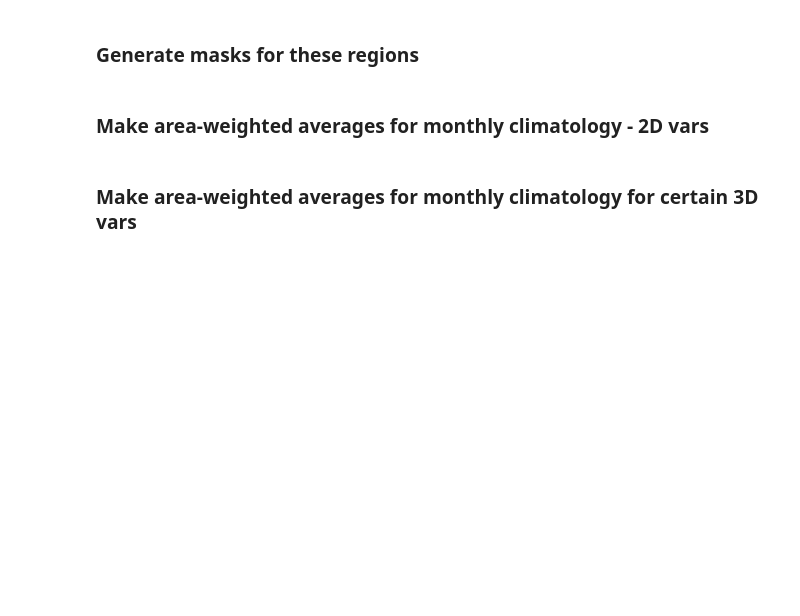
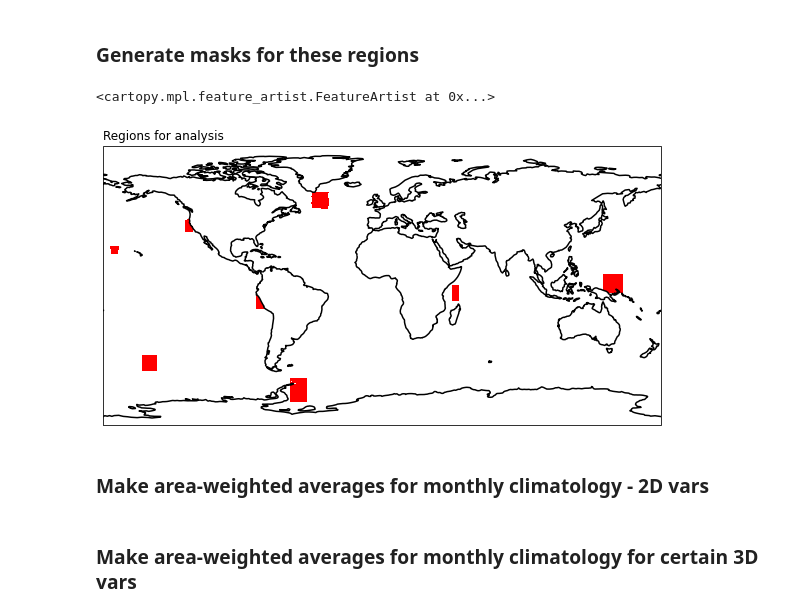
Before and after one commit to kristenkrumhardt/CESM2_oceanBGC_diag, a Jupyter notebook: mom6-marbl/box_diagnostics_new_fesedflux.002.ipynb, the cells around one changed output. Cells and saved outputs as stored; diff of their text form; code cells hidden in the pictures; blank space fills up the shorter version.

Commit message:
updates to box region diagnostics

```diff
--- a/mom6-marbl/box_diagnostics_new_fesedflux.002.ipynb
+++ b/mom6-marbl/box_diagnostics_new_fesedflux.002.ipynb
@@ -295,6 +302,7 @@ mask4 = ones.where(lats<box4_latmax).where(lats>box4_latmin).where(lons_norm<box
 mask5 = ones.where(lats<box5_latmax).where(lats>box5_latmin).where(lons_norm<box5_lonmax).where(lons_norm>box5_lonmin)
 mask6 = ones.where(lats<box6_latmax).where(lats>box6_latmin).where(lons_norm<box6_lonmax).where(lons_norm>box6_lonmin)
 mask7 = ones.where(lats<box7_latmax).where(lats>box7_latmin).where(lons_norm<box7_lonmax).where(lons_norm>box7_lonmin)
+mask8 = ones.where(lats<box8_latmax).where(lats>box8_latmin).where(lons_norm<box8_lonmax).where(lons_norm>box8_lonmin)
 
 ### put them in a dictionary
 
@@ -304,7 +312,29 @@ mask_dict = {'mask1' : mask1,
              'mask4' : mask4,
              'mask5' : mask5,
              'mask6' : mask6,
-             'mask7' : mask7}
+             'mask7' : mask7,
+             'mask8' : mask8}
+# %%
+fig = plt.figure(figsize=(10,8))
+
+from matplotlib.colors import ListedColormap
+cmap = ListedColormap(name='allred', colors=['red'])
+
+ax = fig.add_subplot(1,1,1, projection=ccrs.PlateCarree())
+ax.set_extent([-180, 180, -90, 90], ccrs.PlateCarree())
+ax.set_title('Regions for analysis', loc='left')
+
+for reg in ['1','2','3','4','5','6','7','8']:
+
+    pc1 = ax.pcolormesh(lons,lats,mask_dict['mask'+reg],
+                    transform=ccrs.PlateCarree(),
+                    cmap=plt.cm.get_cmap(cmap,1),
+                   vmin=0,vmax=1)
+
+ax.coastlines('110m',linewidth=1.5)
+# %% [output]
+<cartopy.mpl.feature_artist.FeatureArtist at 0x...>
+[figure, added]
 # %% [markdown]
 ### Make area-weighted averages for monthly climatology - 2D vars
 # %%
```
Also changed, not shown: parts of 23 cells of this notebook, 1 other file.
